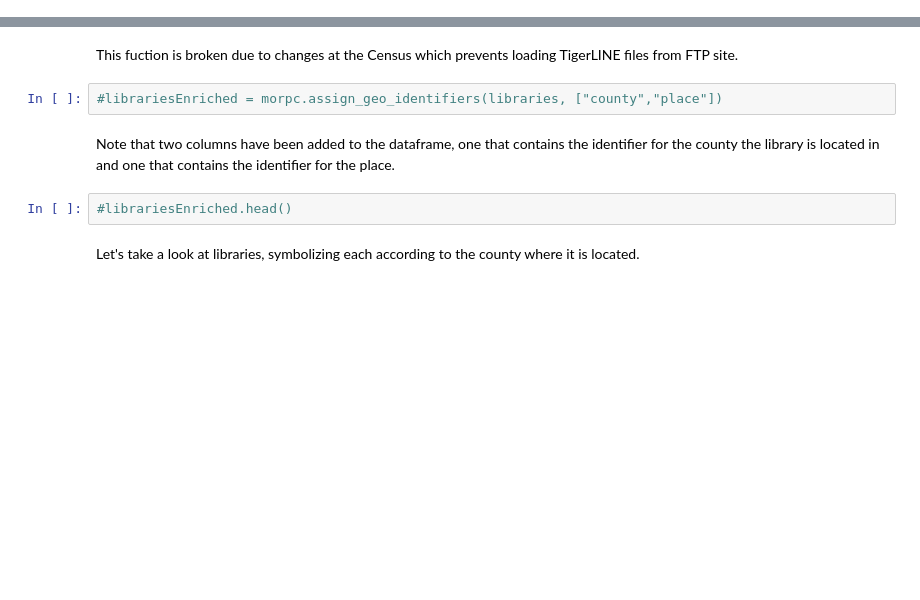
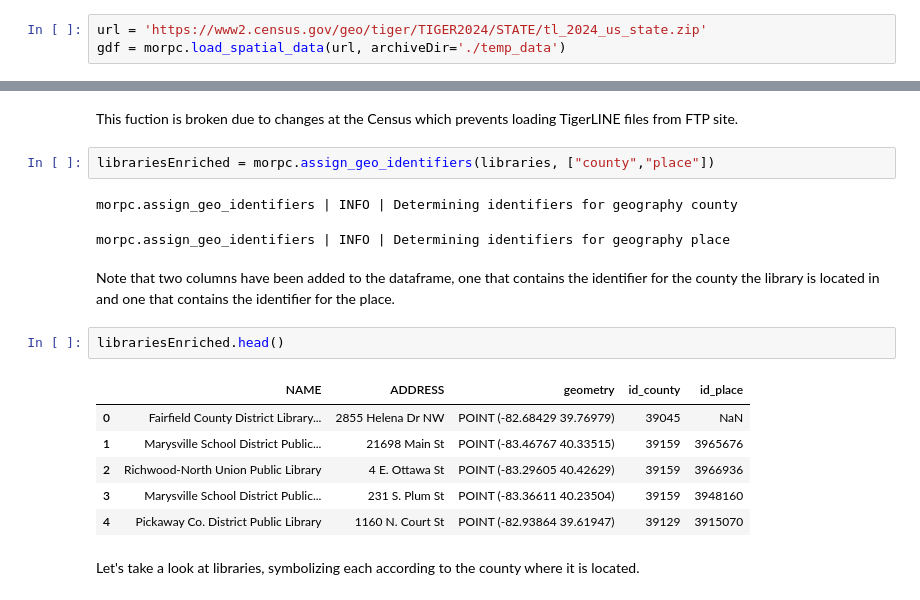
Before and after one commit to morpc/morpc-py, a Jupyter notebook: docs/05-morpc-geos-demo.ipynb, the cells around one changed output, grey strips where cells are left out. Drawn from its saved outputs; the diff is of its cells as text; blank space fills up the shorter version.

Commit message:
Add wget, use in load spatial data and update assign geo id

```diff
--- a/docs/05-morpc-geos-demo.ipynb
+++ b/docs/05-morpc-geos-demo.ipynb
@@ -15,3 +15,6 @@ The following example loads data from the MORPC Mid-Ohio Open Data website, howe
 import geopandas as gpd
 import morpc
 import os
+# %%
+url = 'https://www2.census.gov/geo/tiger/TIGER2024/STATE/tl_2024_us_state.zip'
+gdf = morpc.load_spatial_data(url, archiveDir='./temp_data')
@@ -99,11 +82,21 @@ Use the `assign_geo_identifiers()` function to iterate through the requested geo
 # %% [markdown]
 This fuction is broken due to changes at the Census which prevents loading TigerLINE files from FTP site.
 # %%
-#librariesEnriched = morpc.assign_geo_identifiers(libraries, ["county","place"])
+librariesEnriched = morpc.assign_geo_identifiers(libraries, ["county","place"])
+# %% [output]
+morpc.assign_geo_identifiers | INFO | Determining identifiers for geography county
+morpc.assign_geo_identifiers | INFO | Determining identifiers for geography place
 # %% [markdown]
 Note that two columns have been added to the dataframe, one that contains the identifier for the county the library is located in and one that contains the identifier for the place.
 # %%
-#librariesEnriched.head()
+librariesEnriched.head()
+# %% [output]
+|  | NAME | ADDRESS | geometry | id_county | id_place |
+| 0 | Fairfield County District Library... | 2855 Helena Dr NW | POINT (-82.68429 39.76979) | 39045 | NaN |
+| 1 | Marysville School District Public... | 21698 Main St | POINT (-83.46767 40.33515) | 39159 | 3965676 |
+| 2 | Richwood-North Union Public Library | 4 E. Ottawa St | POINT (-83.29605 40.42629) | 39159 | 3966936 |
+| 3 | Marysville School District Public... | 231 S. Plum St | POINT (-83.36611 40.23504) | 39159 | 3948160 |
+| 4 | Pickaway Co. District Public Library | 1160 N. Court St | POINT (-82.93864 39.61947) | 39129 | 3915070 |
 # %% [markdown]
 Let's take a look at libraries, symbolizing each according to the county where it is located.
 # %%
```
Also changed, not shown: parts of 8 cells of this notebook, 3 other files.
